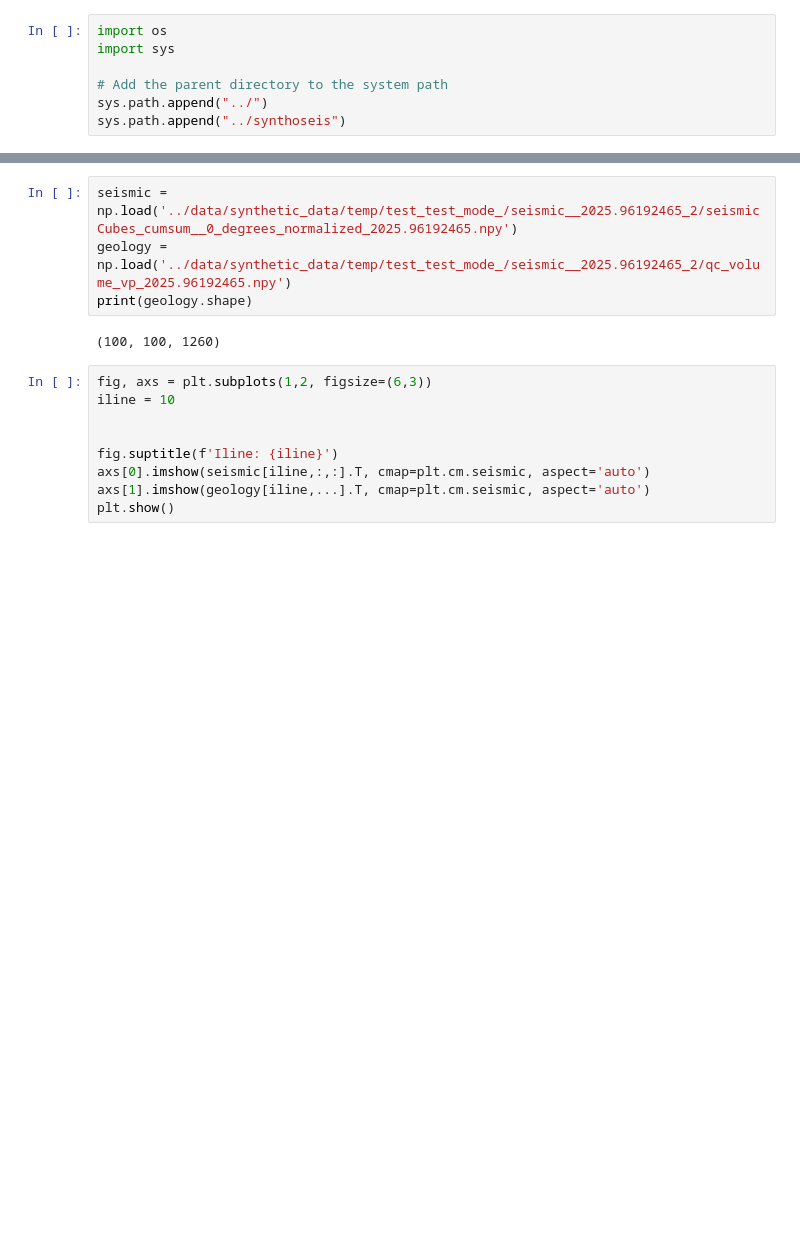
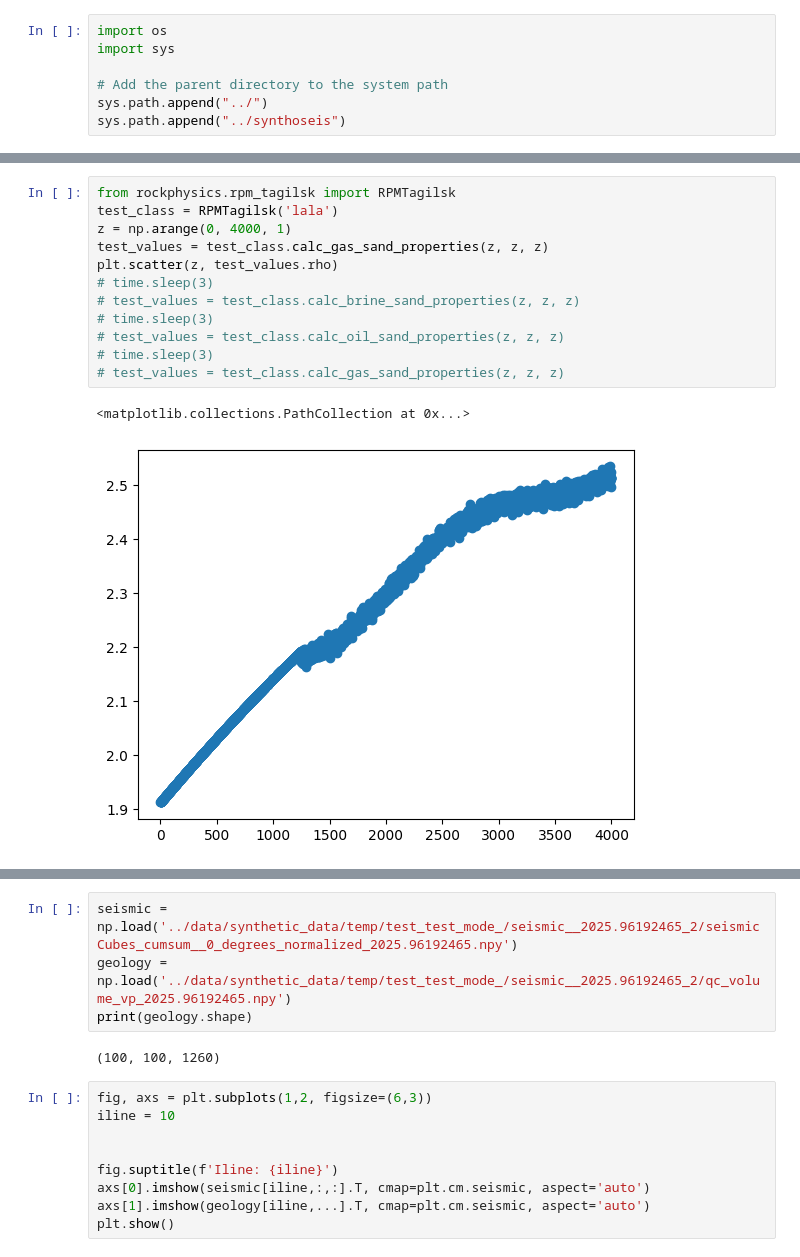
Before and after one commit to spaceswimmer/nnseismic, a Jupyter notebook: src/create-synthetic-data.ipynb, the cells around one changed output, grey strips where cells are left out. Drawn from its saved outputs; the diff is of its cells as text; blank space fills up the shorter version.

```diff
--- a/src/create-synthetic-data.ipynb
+++ b/src/create-synthetic-data.ipynb
@@ -36 +81,16 @@ pp.pprint(rock_model)
+# %%
+from rockphysics.rpm_tagilsk import RPMTagilsk
+test_class = RPMTagilsk('lala')
+z = np.arange(0, 4000, 1)
+test_values = test_class.calc_gas_sand_properties(z, z, z)
+plt.scatter(z, test_values.rho)
+# time.sleep(3)
+# test_values = test_class.calc_brine_sand_properties(z, z, z)
+# time.sleep(3)
+# test_values = test_class.calc_oil_sand_properties(z, z, z)
+# time.sleep(3)
+# test_values = test_class.calc_gas_sand_properties(z, z, z)
+# %% [output]
+<matplotlib.collections.PathCollection at 0x...>
+[figure, added]
 # %%
```
Also changed, not shown: parts of 7 cells of this notebook, 11 other files.
